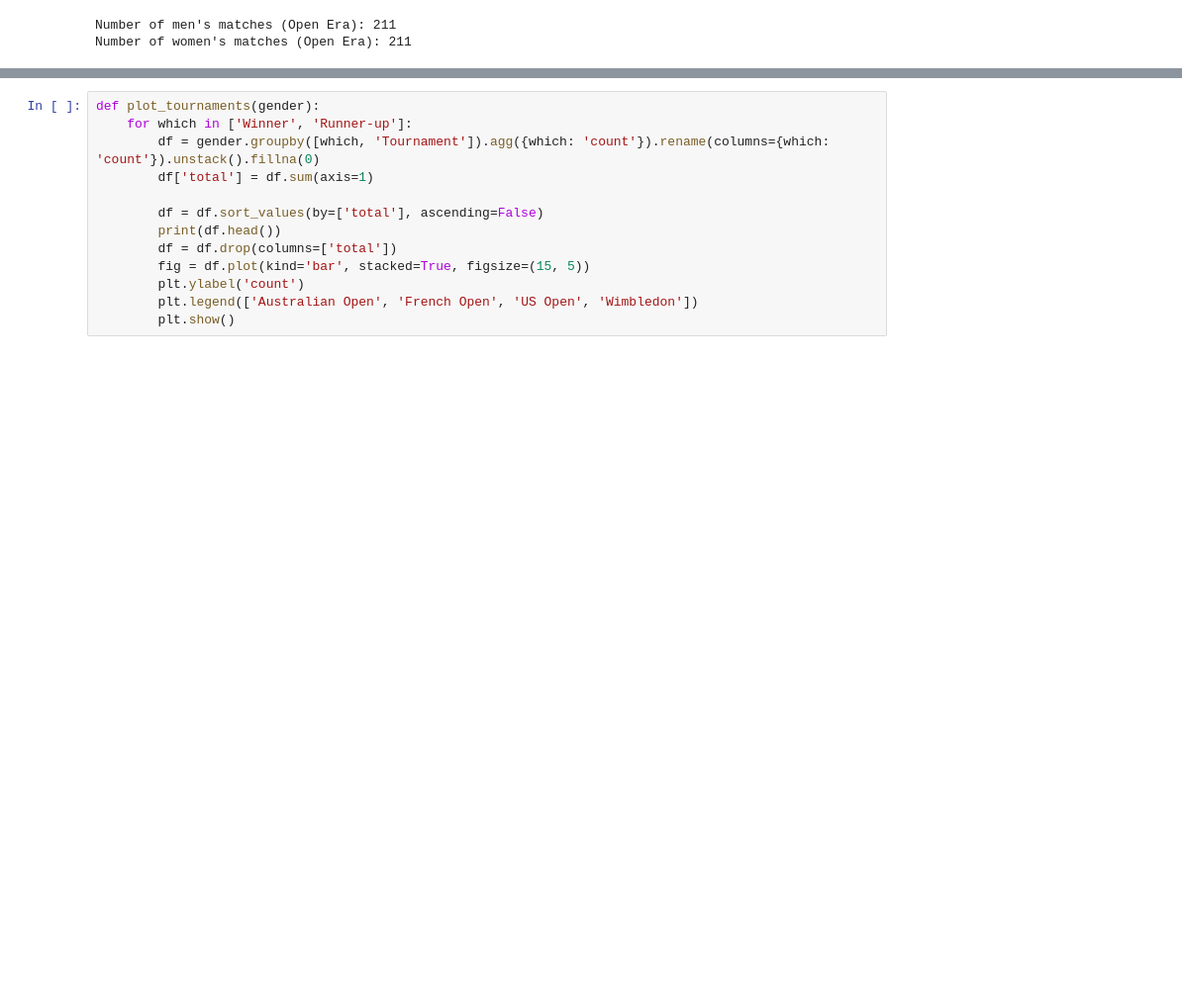
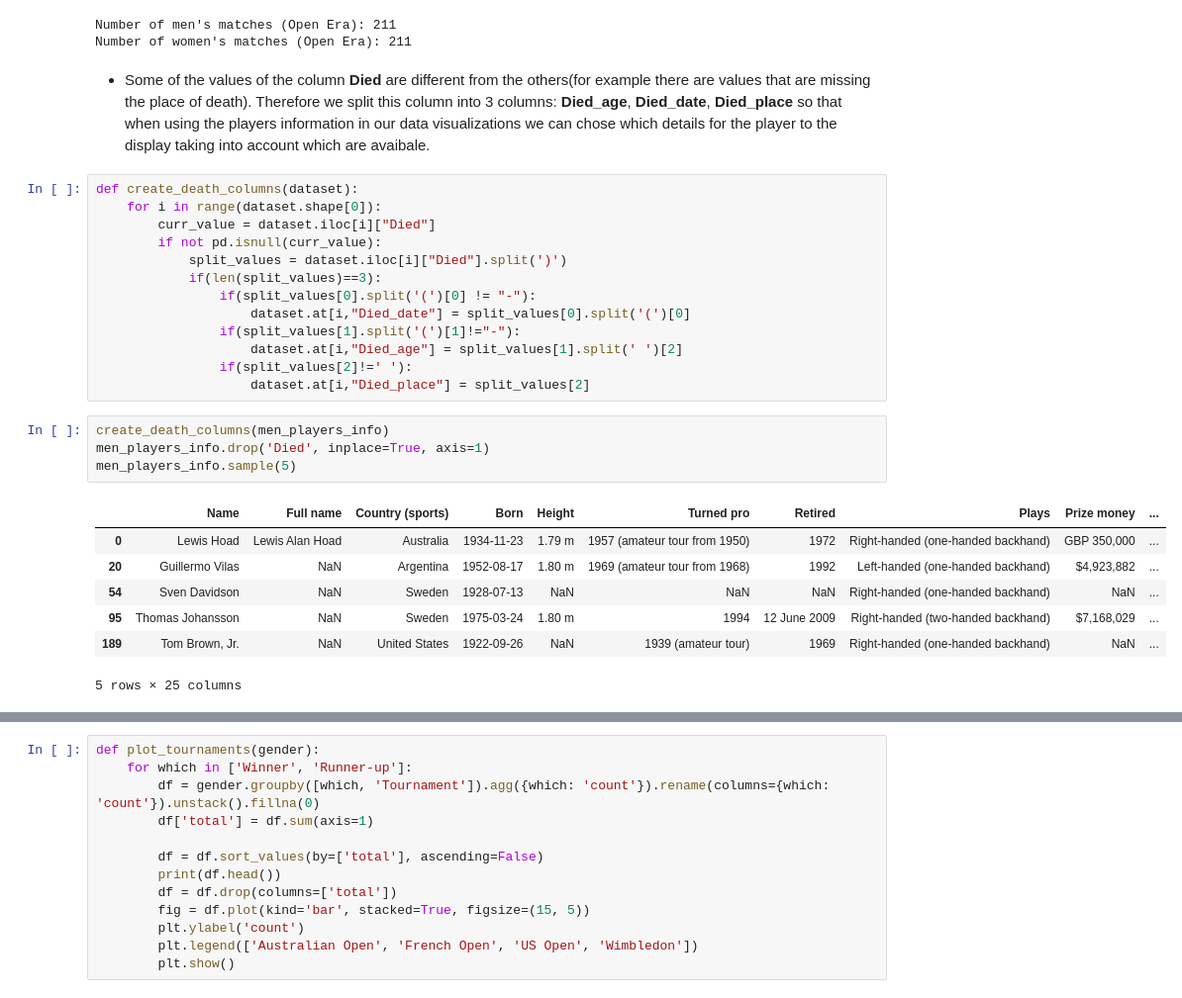
Before and after one commit to com-480-data-visualization/data-visualization-project-2021-m3, a Jupyter notebook: preprocessing_eda.ipynb, the cells around one changed output, grey strips where cells are left out. Shown at 99% size. Drawn from its saved outputs; the diff is of its cells as text; blank space fills up the shorter version.

```diff
--- a/preprocessing_eda.ipynb
+++ b/preprocessing_eda.ipynb
@@ -66,3 +74,30 @@ print("Number of women's matches (Open Era): " + str(len(women)))
 # %% [output]
 Number of men's matches (Open Era): 211
 Number of women's matches (Open Era): 211
+# %% [markdown]
+- Some of the values of the column **Died** are different from the others(for example there are values that are missing the place of death). Therefore we split this column into 3 columns: **Died_age**, **Died_date**, **Died_place** so that when using the players information in our data visualizations we can chose which details for the player to the display taking into account which are avaibale.
+# %%
+def create_death_columns(dataset):
+    for i in range(dataset.shape[0]):
+        curr_value = dataset.iloc[i]["Died"]
+        if not pd.isnull(curr_value):
+            split_values = dataset.iloc[i]["Died"].split(')')
+            if(len(split_values)==3):
+                if(split_values[0].split('(')[0] != "-"):
+                    dataset.at[i,"Died_date"] = split_values[0].split('(')[0]
+                if(split_values[1].split('(')[1]!="-"):
+                    dataset.at[i,"Died_age"] = split_values[1].split(' ')[2]
+                if(split_values[2]!=' '):
+                    dataset.at[i,"Died_place"] = split_values[2]
+# %%
+create_death_columns(men_players_info)
+men_players_info.drop('Died', inplace=True, axis=1)
+men_players_info.sample(5)
+# %% [output]
+|  | Name | Full name | Country (sports) | Born | Height | Turned pro | Retired | Plays | Prize money | ... |
+| 0 | Lewis Hoad | Lewis Alan Hoad | Australia | 1934-11-23 | 1.79 m | 1957 (amateur tour from 1950) | 1972 | Right-handed (one-handed backhand) | GBP 350,000 | ... |
+| 20 | Guillermo Vilas | NaN | Argentina | 1952-08-17 | 1.80 m | 1969 (amateur tour from 1968) | 1992 | Left-handed (one-handed backhand) | $4,923,882 | ... |
+| 54 | Sven Davidson | NaN | Sweden | 1928-07-13 | NaN | NaN | NaN | Right-handed (one-handed backhand) | NaN | ... |
+| 95 | Thomas Johansson | NaN | Sweden | 1975-03-24 | 1.80 m | 1994 | 12 June 2009 | Right-handed (two-handed backhand) | $7,168,029 | ... |
+| 189 | Tom Brown, Jr. | NaN | United States | 1922-09-26 | NaN | 1939 (amateur tour) | 1969 | Right-handed (one-handed backhand) | NaN | ... |
+5 rows × 25 columns
```
Also changed, not shown: parts of 24 cells of this notebook, 3 other files.
